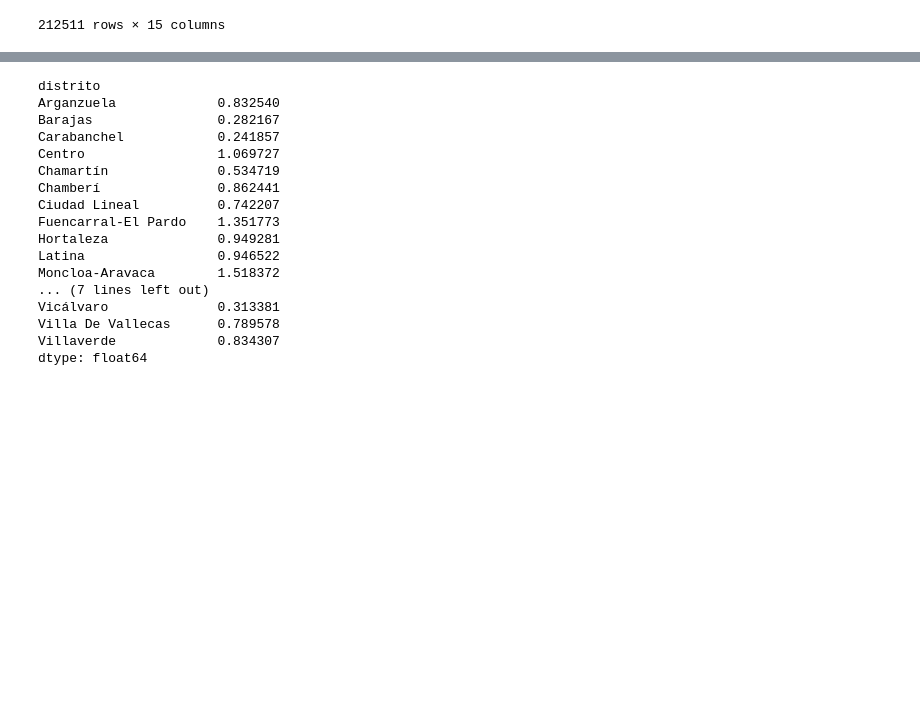
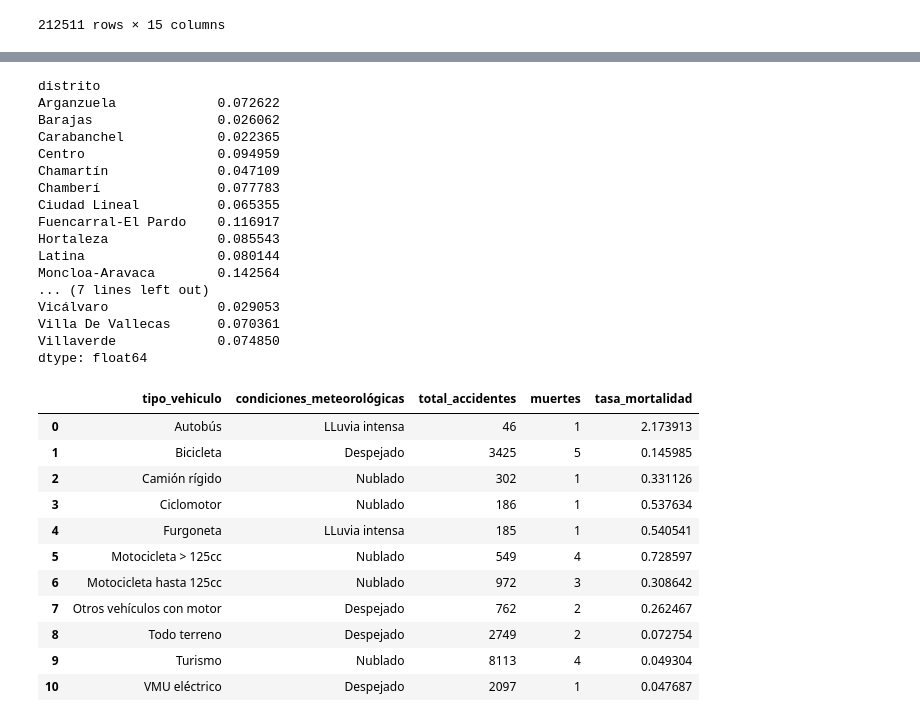
Before and after one commit to Porpi01/Madrid-traffic-accidents-analysis, a Jupyter notebook: Madrid_traffic_accidents.ipynb, the cells around one changed output, grey strips where cells are left out. Saved outputs shown, nothing was run; the diff lists cells and outputs as text; code cells hidden in the pictures; blank space fills up the shorter version.

```diff
--- a/Madrid_traffic_accidents.ipynb
+++ b/Madrid_traffic_accidents.ipynb
@@ -263,23 +314,62 @@ distritos_mas_muertes = muertes_anual_distrito.loc[idx_max_dist].reset_index(dro
 # Tasa mortalidad total por distrito (muertes / total accidentes en el distrito)
 total_accidentes_distrito = accidentes.loc[:,'distrito'].value_counts()
 muertes_por_distrito_total = accidentes.groupby('distrito')['muertes'].sum()
-tasa_mortalidad_distrito = (muertes_por_distrito_total / total_accidentes_distrito) * 1000
+tasa_mortalidad_distrito = (muertes_por_distrito_total / total_accidentes_distrito) * 100
 tasa_mortalidad_distrito
 # %% [output]
 distrito
-Arganzuela             0.832540
-Barajas                0.282167
-Carabanchel            0.241857
-Centro                 1.069727
-Chamartín              0.534719
-Chamberí               0.862441
-Ciudad Lineal          0.742207
-Fuencarral-El Pardo    1.351773
-Hortaleza              0.949281
-Latina                 0.946522
-Moncloa-Aravaca        1.518372
+Arganzuela             0.072622
+Barajas                0.026062
+Carabanchel            0.022365
+Centro                 0.094959
+Chamartín              0.047109
+Chamberí               0.077783
+Ciudad Lineal          0.065355
+Fuencarral-El Pardo    0.116917
+Hortaleza              0.085543
+Latina                 0.080144
+Moncloa-Aravaca        0.142564
 ... (7 lines left out)
-Vicálvaro              0.313381
-Villa De Vallecas      0.789578
-Villaverde             0.834307
+Vicálvaro              0.029053
+Villa De Vallecas      0.070361
+Villaverde             0.074850
 dtype: float64
+# %%
+# Total accidentes por tipo_vehiculo y clima
+total_accidentes_veh_clima = accidentes.groupby(['tipo_vehiculo', 'condiciones_meteorológicas']).size().reset_index(name='total_accidentes')
+
+# Total muertes por tipo_vehiculo y clima
+muertes_veh_clima = accidentes.groupby(['tipo_vehiculo', 'condiciones_meteorológicas'])['muertes'].sum().reset_index()
+
+# Unir ambos
+datos_veh_clima = total_accidentes_veh_clima.merge(muertes_veh_clima, on=['tipo_vehiculo', 'condiciones_meteorológicas'])
+
+# Calcular tasa mortalidad
+datos_veh_clima['tasa_mortalidad'] = (datos_veh_clima['muertes'] / datos_veh_clima['total_accidentes']) * 100
+
+# Filtrar solo combinaciones con muertes > 0 para centrarse en las peligrosas
+datos_veh_clima = datos_veh_clima[datos_veh_clima['muertes'] > 0]
+
+# Ordenar por tasa mortalidad para destacar riesgos altos
+datos_veh_clima = datos_veh_clima.sort_values(by='tasa_mortalidad', ascending=False)
+
+# Para cada tipo de vehículo, obtener el índice de la fila con la tasa de mortalidad máxima
+idx_max_tasa_por_vehiculo = datos_veh_clima.groupby('tipo_vehiculo')['tasa_mortalidad'].idxmax()
+
+# Seleccionar esas filas
+tasas_max_por_vehiculo = datos_veh_clima.loc[idx_max_tasa_por_vehiculo].reset_index(drop=True)
+
+tasas_max_por_vehiculo
+# %% [output]
+|  | tipo_vehiculo | condiciones_meteorológicas | total_accidentes | muertes | tasa_mortalidad |
+| 0 | Autobús | LLuvia intensa | 46 | 1 | 2.173913 |
+| 1 | Bicicleta | Despejado | 3425 | 5 | 0.145985 |
+| 2 | Camión rígido | Nublado | 302 | 1 | 0.331126 |
+| 3 | Ciclomotor | Nublado | 186 | 1 | 0.537634 |
+| 4 | Furgoneta | LLuvia intensa | 185 | 1 | 0.540541 |
+| 5 | Motocicleta > 125cc | Nublado | 549 | 4 | 0.728597 |
+| 6 | Motocicleta hasta 125cc | Nublado | 972 | 3 | 0.308642 |
+| 7 | Otros vehículos con motor | Despejado | 762 | 2 | 0.262467 |
+| 8 | Todo terreno | Despejado | 2749 | 2 | 0.072754 |
+| 9 | Turismo | Nublado | 8113 | 4 | 0.049304 |
+| 10 | VMU eléctrico | Despejado | 2097 | 1 | 0.047687 |
```
Also changed, not shown: parts of 10 cells of this notebook, 1 other file.
